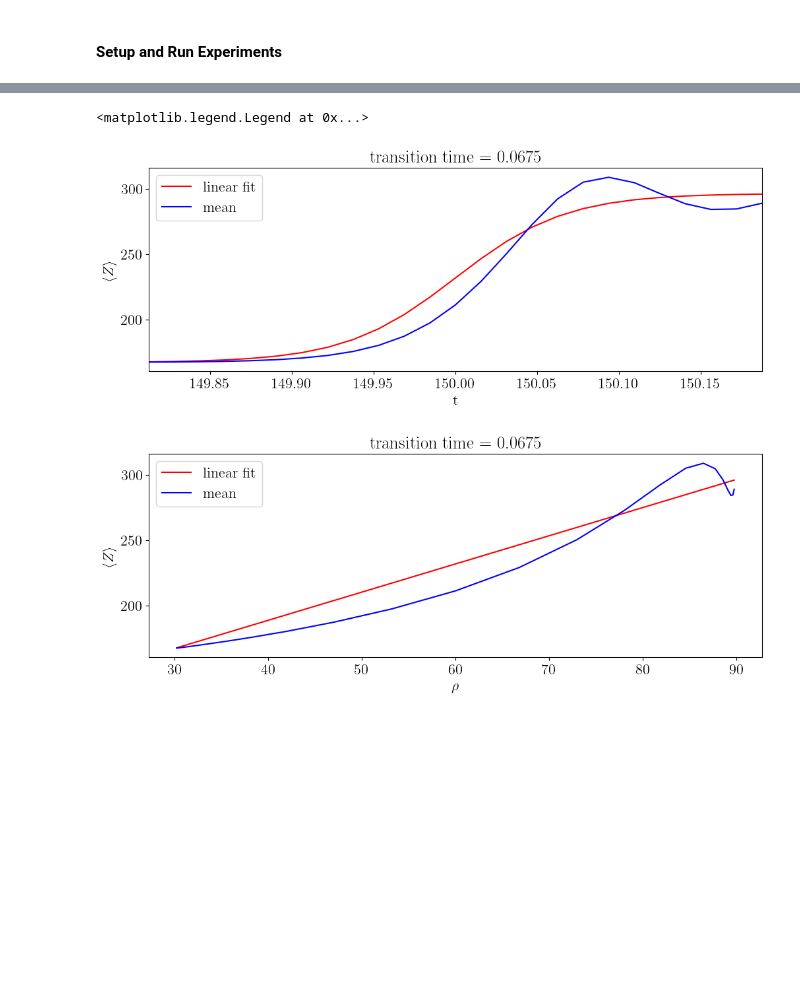
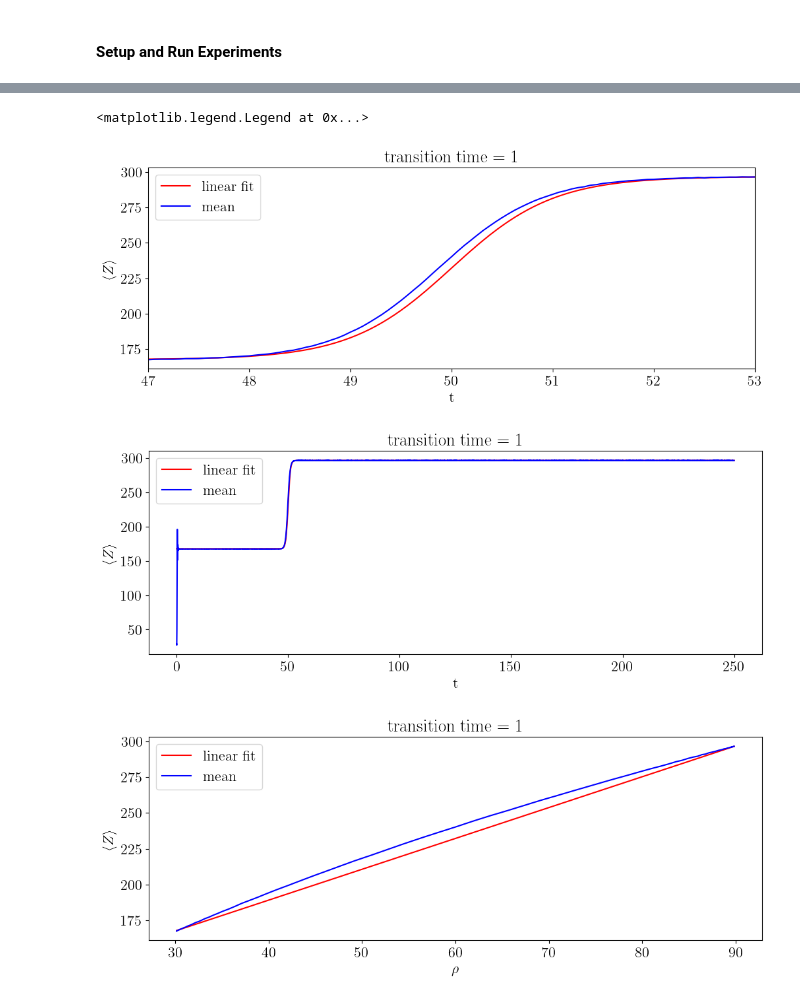
Before and after one commit to cbwomack/SCM_Emulators, a Jupyter notebook: exp4_lorenz.ipynb, the cells around one changed output, grey strips where cells are left out. Cells and saved outputs as stored; diff of their text form; code cells hidden in the pictures; blank space fills up the shorter version.

```diff
--- a/exp4_lorenz.ipynb
+++ b/exp4_lorenz.ipynb
@@ -86,47 +205,45 @@ plt.plot(t_vec,xs)
 # %%
 # 1) Create time array and compute rhos
-ts = np.arange(0, tmax + dt, dt)
-rhos = calc_rho(ts, omega)
+rhos = emulator_utils.Lorenz_rho(t_vec, omega)
 
 # 2) Linear fit for t >= 200
-ind = np.where(ts >= 100)
-p = np.polyfit(rhos[ind], xs[ind], 1)   # slope & intercept
-xfit = np.polyval(p, rhos)             # Evaluate the fit over all times
-
-# 4) Load quasiequilibrium data (rho_r, xbar) from a .mat file
-#data = loadmat('cublor-av0.mat')  # file must contain 'rho_r' and 'xbar'
-#rho_r = data['rho_r'].ravel()
-#xbar  = data['xbar'].ravel()
-
-# Interpolate xbar to our rhos
-#xqe = np.interp(rhos, rho_r, xbar)
+ind = np.where(t_vec >= 25)
+p = np.polyfit(rhos[ind], x_mean['2xCO2'][ind], 1)   # slope & intercept
+xfit = np.polyval(p, rhos)             # Evaluate the fit over all time
 
 # 5) Restrict to region around tmax/2 ± 3*period
-tmid = tmax/2
-ind2 = np.where((ts >= tmid - 3*T) & (ts <= tmid + 3*T))[0]
+tmid = t_max/2
+ind2 = np.where((t_vec >= 50 - 3*T) & (t_vec <= 50 + 3*T))[0]
 
 # 6) Plot vs time
 plt.figure()
-plt.plot(ts[ind2], xfit[ind2], 'r', label='linear fit')
-plt.plot(ts[ind2], xs[ind2],   'b', label='mean')
-#plt.plot(ts[ind2], xqe[ind2], '--k', label='quasiequilibrium')
+plt.plot(t_vec[ind2], xfit[ind2], 'r', label='linear fit')
+plt.plot(t_vec[ind2], x_mean['2xCO2'][ind2],   'b', label='mean')
 plt.title(f"transition time = {T}")
 plt.xlabel("t")
 plt.ylabel(r"$\langle Z\rangle$")
 plt.legend(loc='upper left')
-plt.xlim([ts[ind2[0]], ts[ind2[-1]]])
+plt.xlim([t_vec[ind2[0]], t_vec[ind2[-1]]])
+
+plt.figure()
+plt.plot(t_vec, xfit, 'r', label='linear fit')
+plt.plot(t_vec, x_mean['2xCO2'],   'b', label='mean')
+plt.title(f"transition time = {T}")
+plt.xlabel("t")
+plt.ylabel(r"$\langle Z\rangle$")
+plt.legend(loc='upper left')
 
 # 7) Plot vs rho
 plt.figure()
 plt.plot(rhos[ind2], xfit[ind2], 'r', label='linear fit')
-plt.plot(rhos[ind2], xs[ind2],   'b', label='mean')
-#plt.plot(rhos[ind2], xqe[ind2], '--k', label='quasiequilibrium')
+plt.plot(rhos[ind2], x_mean['2xCO2'][ind2],   'b', label='mean')
 plt.title(f"transition time = {T}")
 plt.xlabel(r"$\rho$")
 plt.ylabel(r"$\langle Z\rangle$")
 plt.legend(loc='upper left')
 #plt.savefig(f"cublort-fit-{period}-rho.png")
 # %% [output]
 <matplotlib.legend.Legend at 0x...>
-[figure, old version]
+[figure, new version]
-[figure, old version]
+[figure, new version]
+[figure, added]
```
Also changed, not shown: parts of 18 cells of this notebook, 50 other files.
